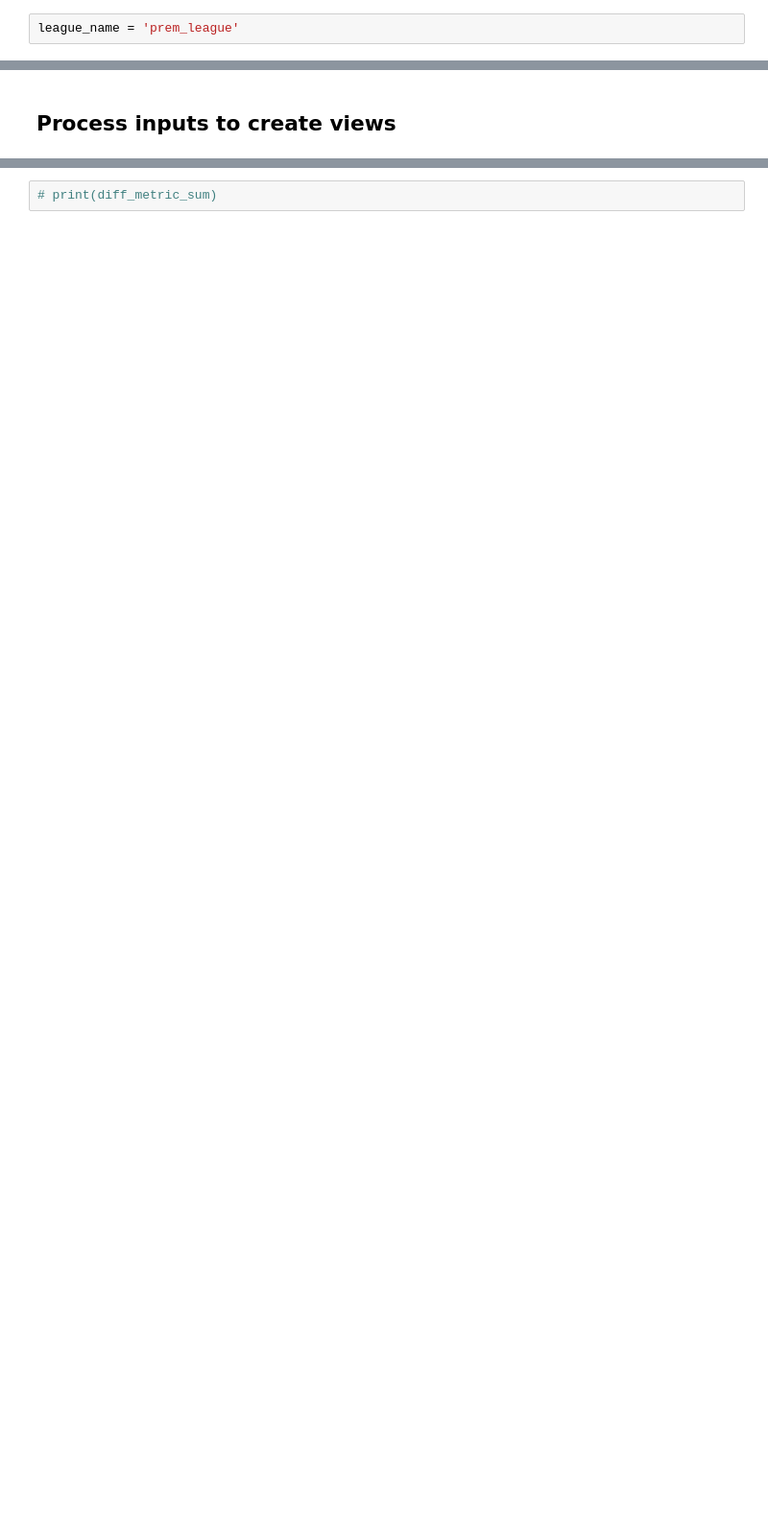
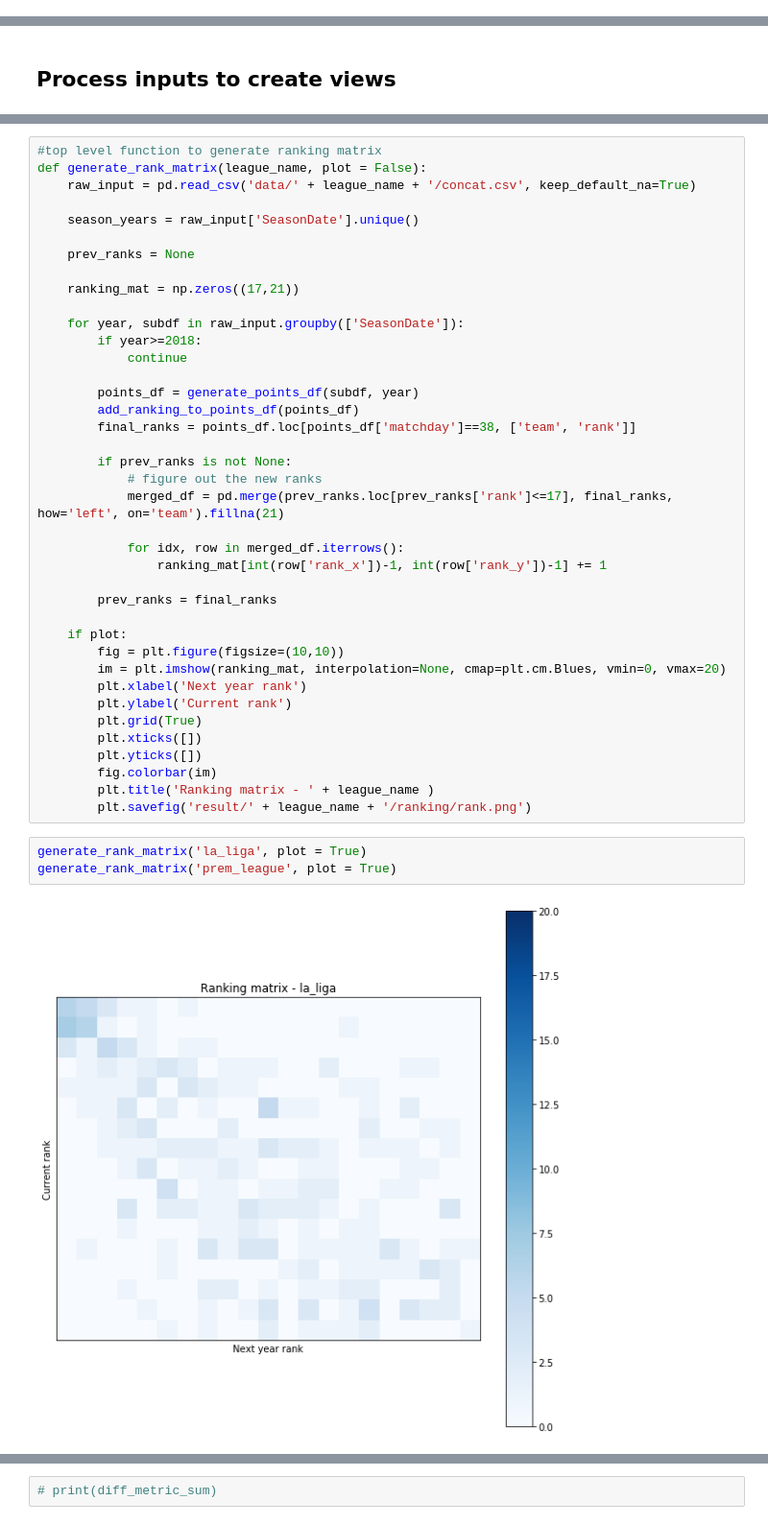
Before and after one commit to ayushbaid/football_stats, a Jupyter notebook: Analysis.ipynb, the cells around one changed output, grey strips where cells are left out. Shown at 96% size. Drawn from its saved outputs; the diff is of its cells as text; blank space fills up the shorter version.

Commit message:
Adding ranking mat and new competitiveness check

```diff
--- a/Analysis.ipynb
+++ b/Analysis.ipynb
@@ -4,5 +4,3 @@ import matplotlib.pyplot as plt
 import matplotlib.cm as cm
 import numpy as np
 import collections
-# %%
-league_name = 'prem_league'
@@ -175,0 +178,44 @@ generate_competetiveness_map(raw_input)
+# %%
+#top level function to generate ranking matrix
+def generate_rank_matrix(league_name, plot = False):
+    raw_input = pd.read_csv('data/' + league_name + '/concat.csv', keep_default_na=True)
+
+    season_years = raw_input['SeasonDate'].unique()
+
+    prev_ranks = None
+
+    ranking_mat = np.zeros((17,21))
+
+    for year, subdf in raw_input.groupby(['SeasonDate']):
+        if year>=2018:
+            continue
+
+        points_df = generate_points_df(subdf, year)
+        add_ranking_to_points_df(points_df)
+        final_ranks = points_df.loc[points_df['matchday']==38, ['team', 'rank']]
+
+        if prev_ranks is not None:
+            # figure out the new ranks
+            merged_df = pd.merge(prev_ranks.loc[prev_ranks['rank']<=17], final_ranks, how='left', on='team').fillna(21)
+
+            for idx, row in merged_df.iterrows():
+                ranking_mat[int(row['rank_x'])-1, int(row['rank_y'])-1] += 1
+
+        prev_ranks = final_ranks
+
+    if plot:
+        fig = plt.figure(figsize=(10,10))
+        im = plt.imshow(ranking_mat, interpolation=None, cmap=plt.cm.Blues, vmin=0, vmax=20)
+        plt.xlabel('Next year rank')
+        plt.ylabel('Current rank')
+        plt.grid(True)
+        plt.xticks([])
+        plt.yticks([])
+        fig.colorbar(im)
+        plt.title('Ranking matrix - ' + league_name )
+        plt.savefig('result/' + league_name + '/ranking/rank.png')
+# %%
+generate_rank_matrix('la_liga', plot = True)
+generate_rank_matrix('prem_league', plot = True)
+# %% [output]
+[figure, added]
```
Also changed, not shown: parts of 14 cells of this notebook, 35 other files.
